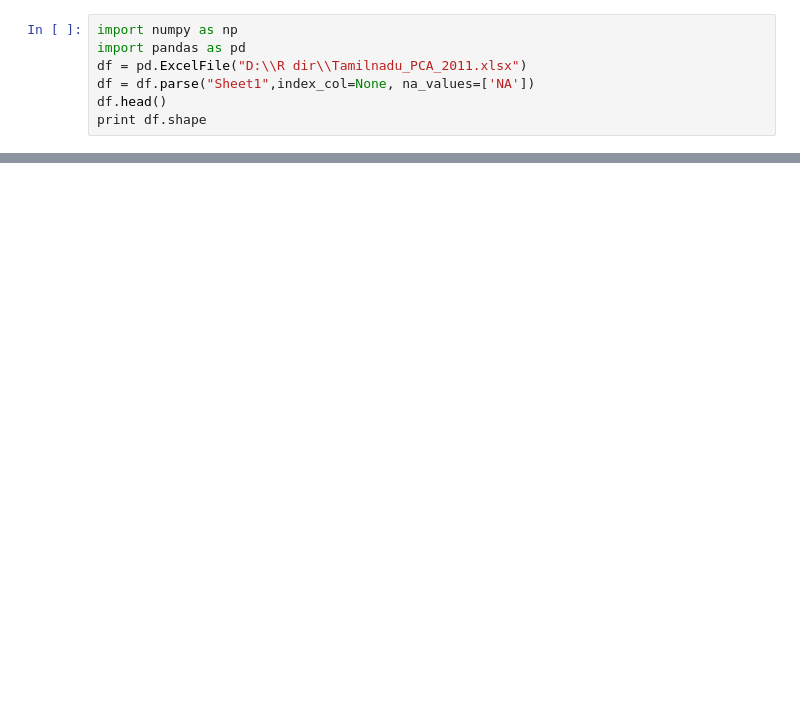
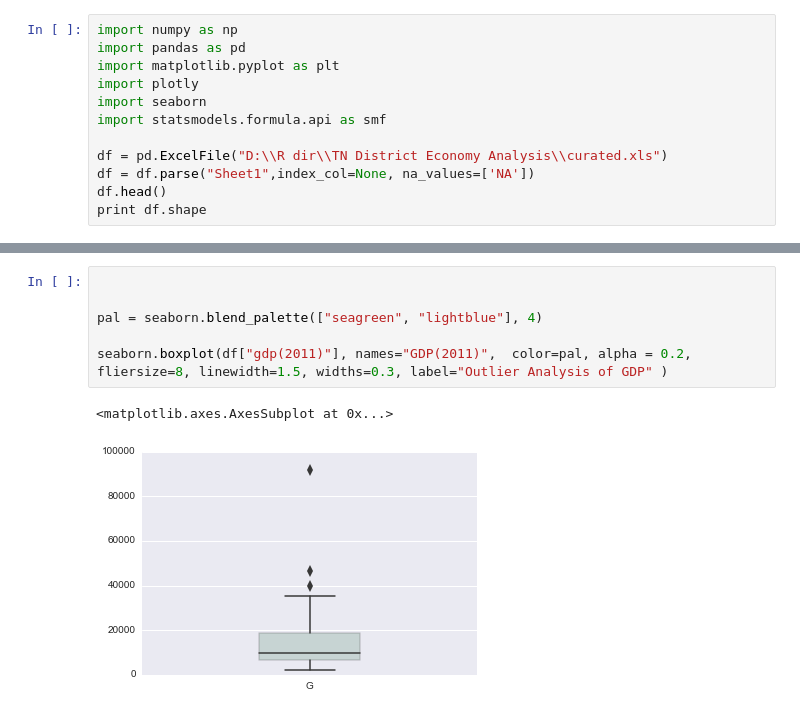
Before and after one commit to Dawny33/Data-Mining-and-ML, a Jupyter notebook: Intern Project/TN District Economy Analysis/TN District Economy Analysis.ipynb, the cells around one changed output, grey strips where cells are left out. Cells and saved outputs as stored; diff of their text form; blank space fills up the shorter version.

Commit message:
Updated some visualizations

```diff
--- a/Intern Project/TN District Economy Analysis/TN District Economy Analysis.ipynb
+++ b/Intern Project/TN District Economy Analysis/TN District Economy Analysis.ipynb
@@ -1,7 +1,12 @@
 # %%
 import numpy as np
 import pandas as pd
-df = pd.ExcelFile("D:\\R dir\\Tamilnadu_PCA_2011.xlsx")
+import matplotlib.pyplot as plt
+import plotly
+import seaborn
+import statsmodels.formula.api as smf
+
+df = pd.ExcelFile("D:\\R dir\\TN District Economy Analysis\\curated.xls")
 df = df.parse("Sheet1",index_col=None, na_values=['NA'])
 df.head()
 print df.shape
@@ -46,0 +89,9 @@ KeyError: 'Thanjavur'
+# %%
+
+
+pal = seaborn.blend_palette(["seagreen", "lightblue"], 4)
+
+seaborn.boxplot(df["gdp(2011)"], names="GDP(2011)",  color=pal, alpha = 0.2, fliersize=8, linewidth=1.5, widths=0.3, label="Outlier Analysis of GDP" )
+# %% [output]
+<matplotlib.axes.AxesSubplot at 0x...>
+[figure, added]
```
Also changed, not shown: parts of 10 cells of this notebook.
